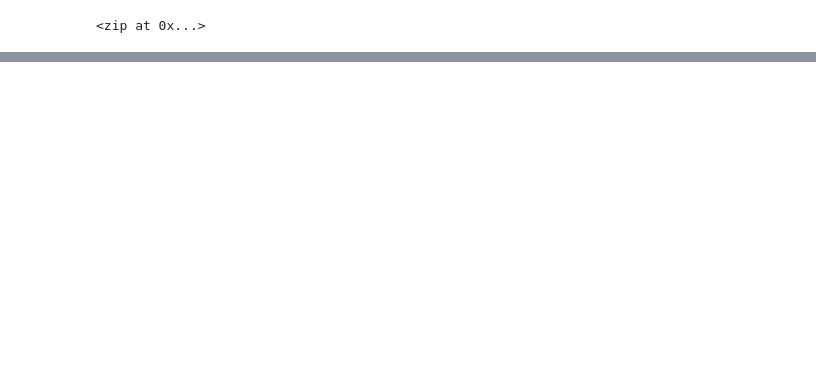
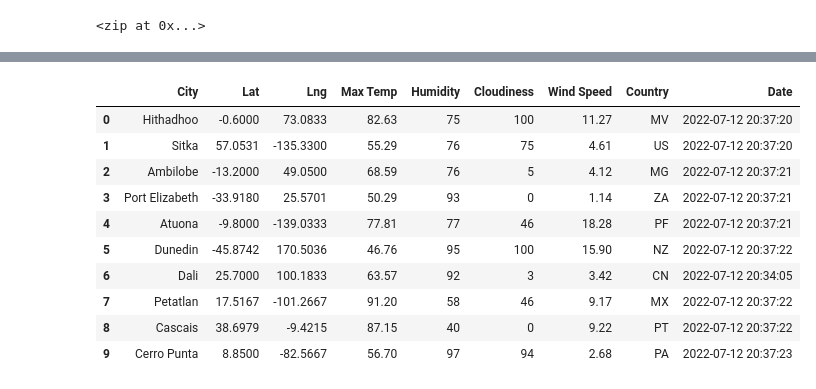
Before and after one commit to momentarypause/World_Weather_Analysis, a Jupyter notebook: WeatherPy.ipynb, the cells around one changed output, grey strips where cells are left out. Saved outputs shown, nothing was run; the diff lists cells and outputs as text; code cells hidden in the pictures; blank space fills up the shorter version.

Commit message:
Adding initial weatherpy code and data

```diff
--- a/WeatherPy.ipynb
+++ b/WeatherPy.ipynb
@@ -31,0 +40,3 @@ len(cities)
+# %%
+# Starting URL for Weather Map API Call.
+url = "http://api.openweathermap.org/data/2.5/weather?units=Imperial&APPID=" + weather_api_key
@@ -31,0 +123,16 @@ len(cities)
+# %%
+# Convert the array of dictionaries to a Pandas DataFrame.
+city_data_df = pd.DataFrame(city_data)
+city_data_df.head(10)
+# %% [output]
+|  | City | Lat | Lng | Max Temp | Humidity | Cloudiness | Wind Speed | Country | Date |
+| 0 | Hithadhoo | -0.6000 | 73.0833 | 82.63 | 75 | 100 | 11.27 | MV | 2022-07-12 20:37:20 |
+| 1 | Sitka | 57.0531 | -135.3300 | 55.29 | 76 | 75 | 4.61 | US | 2022-07-12 20:37:20 |
+| 2 | Ambilobe | -13.2000 | 49.0500 | 68.59 | 76 | 5 | 4.12 | MG | 2022-07-12 20:37:21 |
+| 3 | Port Elizabeth | -33.9180 | 25.5701 | 50.29 | 93 | 0 | 1.14 | ZA | 2022-07-12 20:37:21 |
+| 4 | Atuona | -9.8000 | -139.0333 | 77.81 | 77 | 46 | 18.28 | PF | 2022-07-12 20:37:21 |
+| 5 | Dunedin | -45.8742 | 170.5036 | 46.76 | 95 | 100 | 15.90 | NZ | 2022-07-12 20:37:22 |
+| 6 | Dali | 25.7000 | 100.1833 | 63.57 | 92 | 3 | 3.42 | CN | 2022-07-12 20:34:05 |
+| 7 | Petatlan | 17.5167 | -101.2667 | 91.20 | 58 | 46 | 9.17 | MX | 2022-07-12 20:37:22 |
+| 8 | Cascais | 38.6979 | -9.4215 | 87.15 | 40 | 0 | 9.22 | PT | 2022-07-12 20:37:22 |
+| 9 | Cerro Punta | 8.8500 | -82.5667 | 56.70 | 97 | 94 | 2.68 | PA | 2022-07-12 20:37:23 |
```
Also changed, not shown: parts of 7 cells of this notebook, 2 other files.
